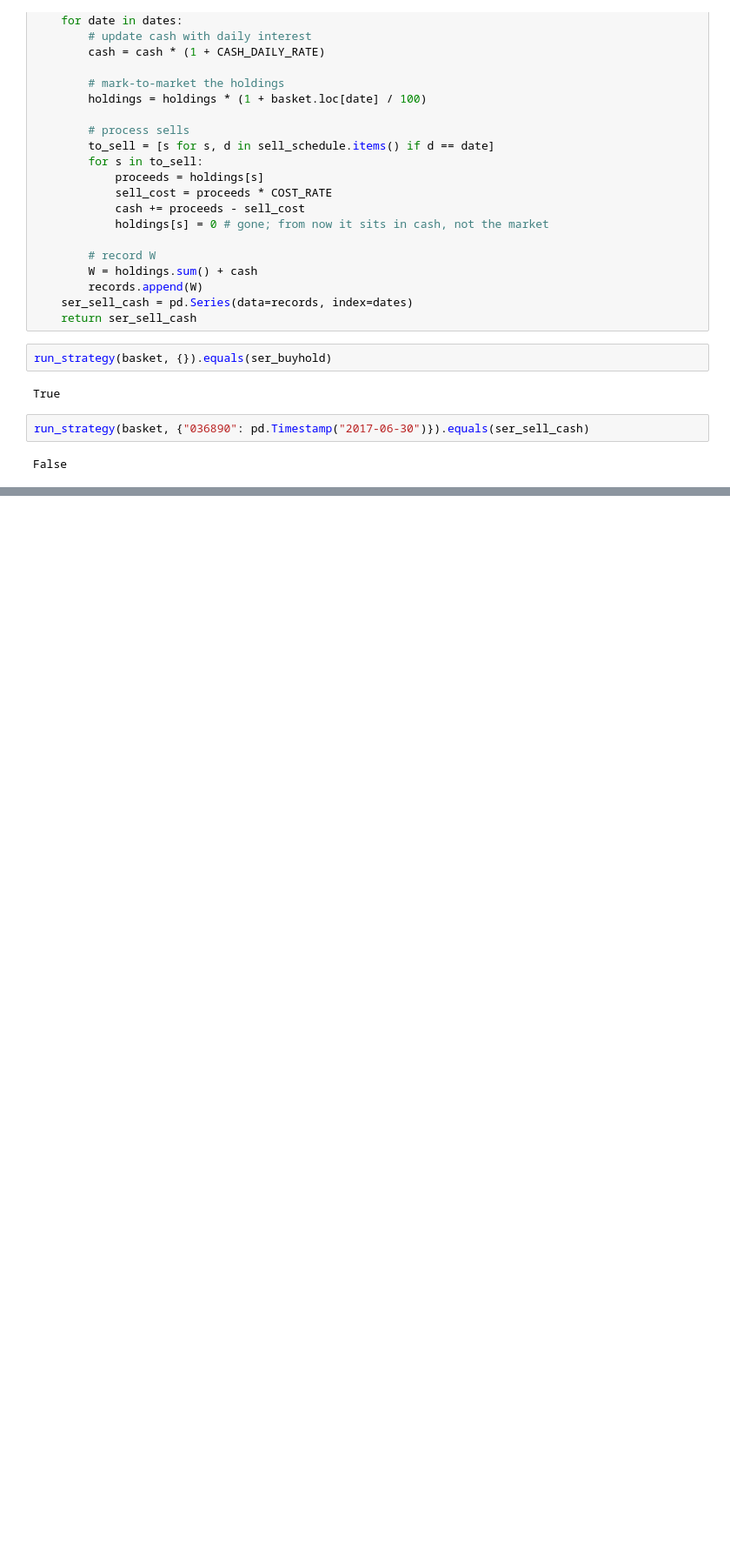
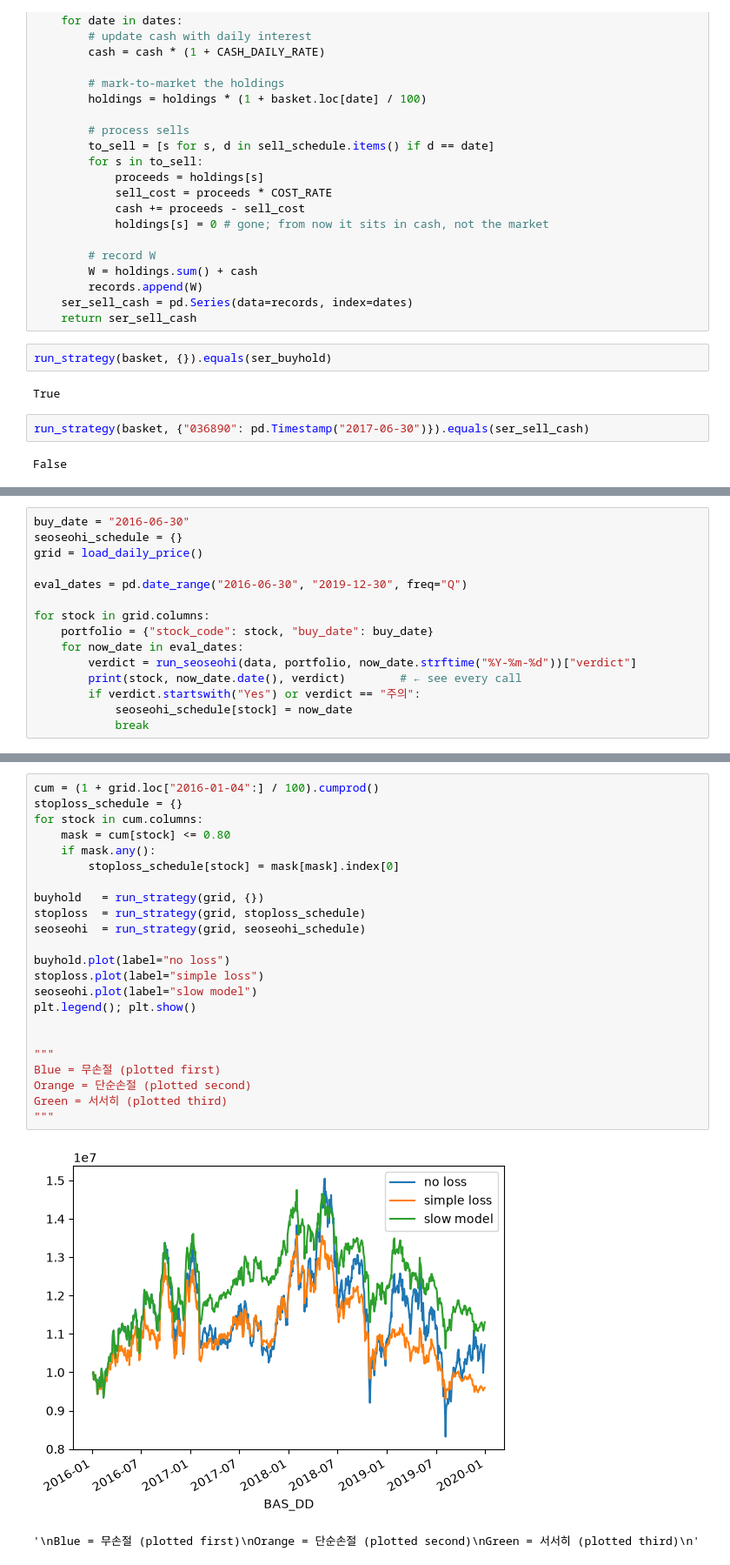
Before and after one commit to jihaein/investment-evidence-system, a Jupyter notebook: backtest/experiments/backtest_01.ipynb, the cells around one changed output, grey strips where cells are left out. Shown at 87% size. Drawn from its saved outputs; the diff is of its cells as text; blank space fills up the shorter version.

```diff
--- a/backtest/experiments/backtest_01.ipynb
+++ b/backtest/experiments/backtest_01.ipynb
@@ -292,0 +390,15 @@ False
+# %%
+buy_date = "2016-06-30"
+seoseohi_schedule = {}
+grid = load_daily_price()
+
+eval_dates = pd.date_range("2016-06-30", "2019-12-30", freq="Q")
+
+for stock in grid.columns:
+    portfolio = {"stock_code": stock, "buy_date": buy_date}
+    for now_date in eval_dates:
+        verdict = run_seoseohi(data, portfolio, now_date.strftime("%Y-%m-%d"))["verdict"]
+        print(stock, now_date.date(), verdict)        # ← see every call
+        if verdict.startswith("Yes") or verdict == "주의":
+            seoseohi_schedule[stock] = now_date
+            break
@@ -292,0 +439,26 @@ False
+# %%
+cum = (1 + grid.loc["2016-01-04":] / 100).cumprod()
+stoploss_schedule = {}
+for stock in cum.columns:
+    mask = cum[stock] <= 0.80
+    if mask.any():
+        stoploss_schedule[stock] = mask[mask].index[0]
+
+buyhold   = run_strategy(grid, {})
+stoploss  = run_strategy(grid, stoploss_schedule)
+seoseohi  = run_strategy(grid, seoseohi_schedule)
+
+buyhold.plot(label="no loss")
+stoploss.plot(label="simple loss")
+seoseohi.plot(label="slow model")
+plt.legend(); plt.show()
+
+
+"""
+Blue = 무손절 (plotted first)
+Orange = 단순손절 (plotted second)
+Green = 서서히 (plotted third)
+"""
+# %% [output]
+[figure, added]
+'\nBlue = 무손절 (plotted first)\nOrange = 단순손절 (plotted second)\nGreen = 서서히 (plotted third)\n'
```
Also changed, not shown: parts of 18 cells of this notebook, 4 other files.
